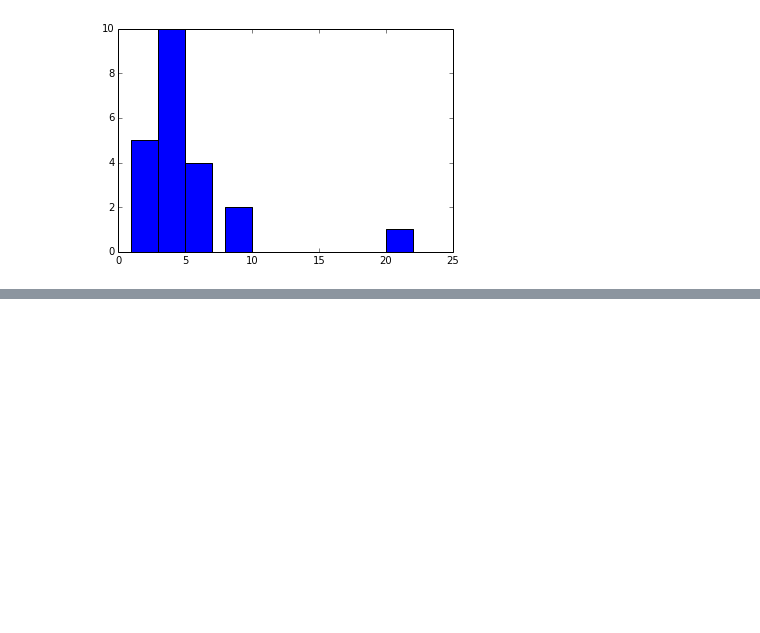
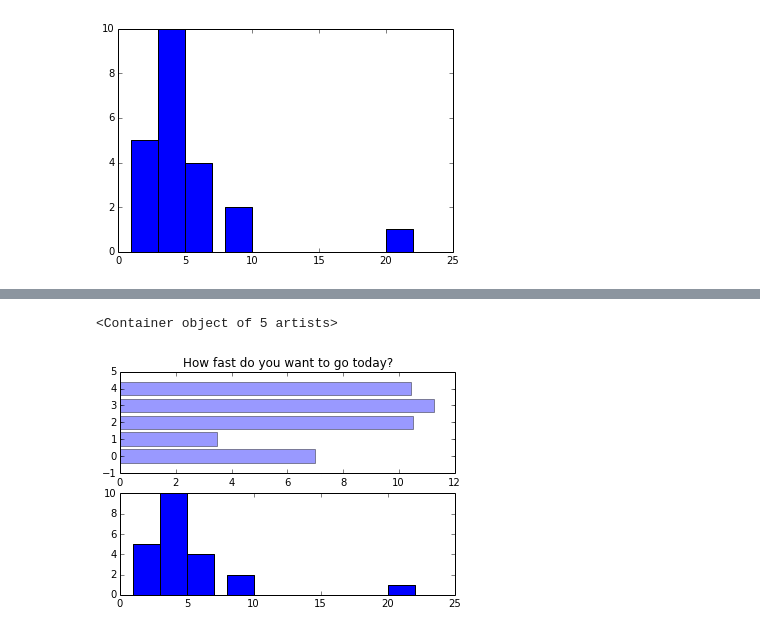
Before and after one commit to mpld3/matplotlylib, a Jupyter notebook: notebooks/Bars.ipynb, the cells around one changed output, grey strips where cells are left out. Drawn from its saved outputs; the diff is of its cells as text; code cells hidden in the pictures; blank space fills up the shorter version.

```diff
--- a/notebooks/Bars.ipynb
+++ b/notebooks/Bars.ipynb
@@ -54,3 +54,25 @@ ax.hist(x,numBins,color='green',alpha=0.8)
 fig_to_plotly(fig, username, api_key, notebook=True)
 # %% [output]
 [interactive output not drawn]
+# %%
+# Example data
+people = ('Tom', 'Dick', 'Harry', 'Slim', 'Jim')
+y_pos = np.arange(len(people))
+performance = 3 + 10 * np.random.rand(len(people))
+error = np.random.rand(len(people))
+
+fig = plt.figure()
+ax1 = fig.add_subplot(211)
+ax1.barh(y_pos, performance, align='center', alpha=0.4) # xerr=error
+ax1.set_yticks(y_pos, people)
+ax1.set_xlabel('Performance')
+ax1.set_title('How fast do you want to go today?')
+
+ax2 = fig.add_subplot(212)
+left = [1, 3, 5, 8, 20]
+height = [5, 10, 4, 2, 1]
+width = 2
+ax2.bar(left, height, width=width)
+# %% [output]
+<Container object of 5 artists>
+[figure, added]
```
Also changed, not shown: parts of 6 cells of this notebook, 2 other files.
